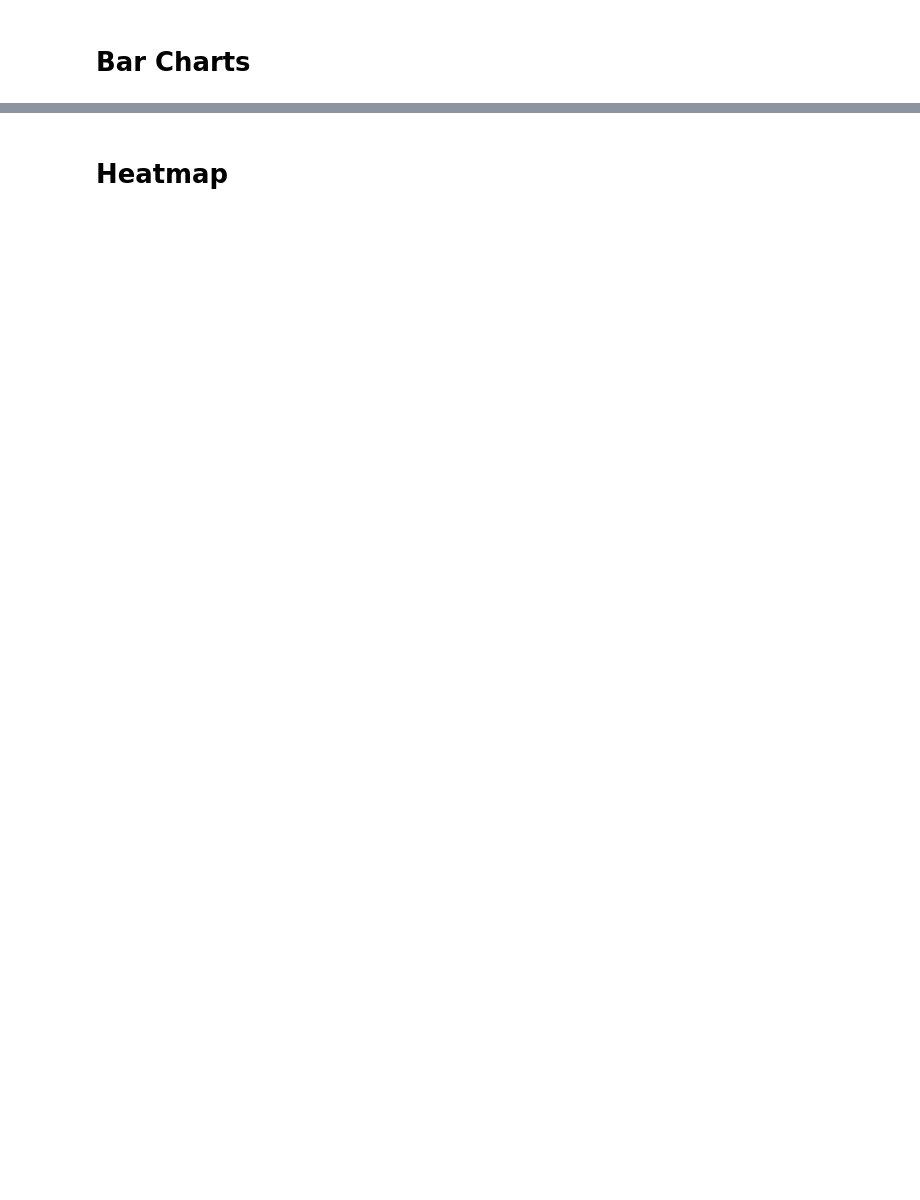
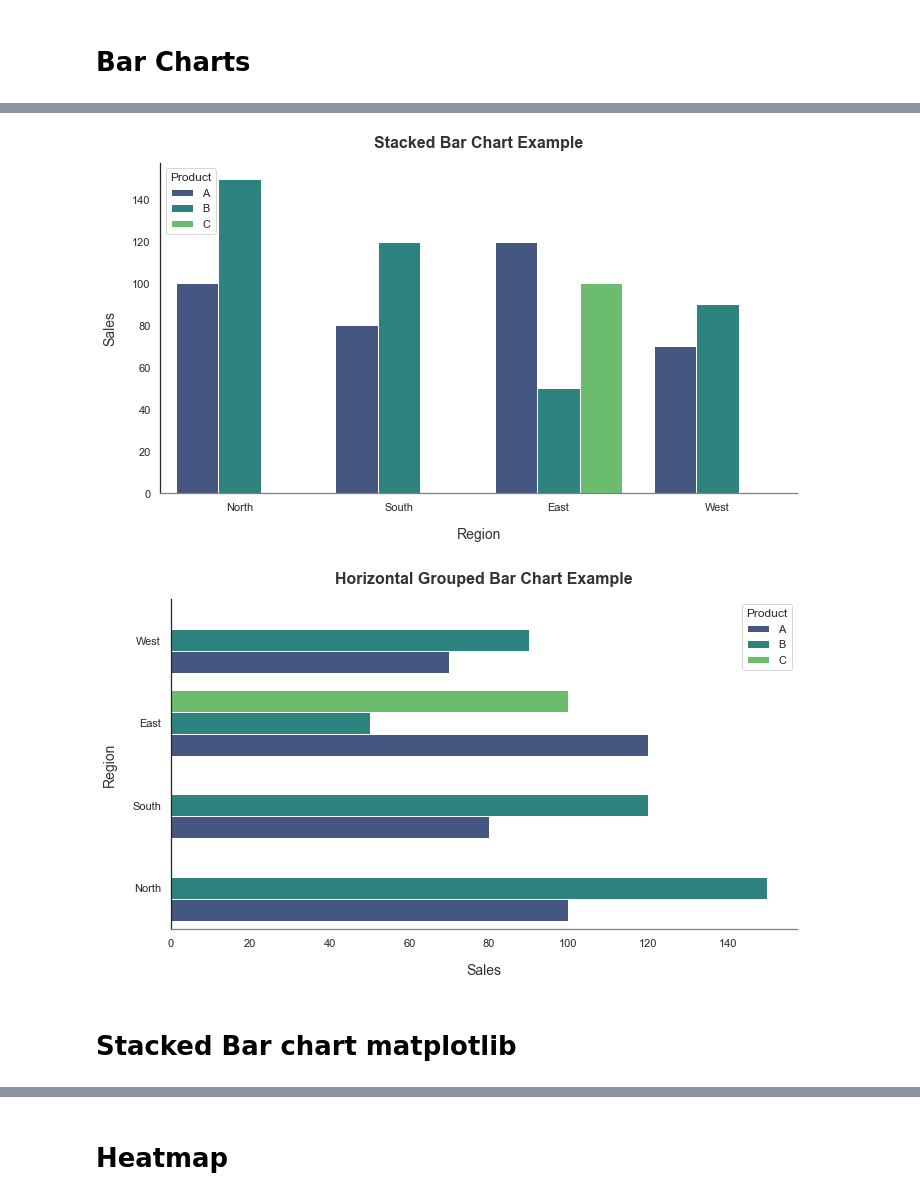
Before and after one commit to Alex-Holzer/Visuals, a Jupyter notebook: visuals_seaborn.ipynb, the cells around one changed output, grey strips where cells are left out. Saved outputs shown, nothing was run; the diff lists cells and outputs as text; code cells hidden in the pictures; blank space fills up the shorter version.

```diff
--- a/visuals_seaborn.ipynb
+++ b/visuals_seaborn.ipynb
@@ -103,0 +141,21 @@ plot_bar_chart(df, 'Categories', 'Values', title= 'Values in Relationship to Cat
+# %%
+data = {
+    'Region': ['North', 'North', 'South', 'South', 'East', 'East', 'West', 'West', 'East'],
+    'Product': ['A', 'B', 'A', 'B', 'A', 'B', 'A', 'B', 'C'],
+    'Sales': [100, 150, 80, 120, 120, 50, 70, 90, 100]
+}
+
+df = pd.DataFrame(data)
+
+# Using the function to create a vertical stacked bar chart
+plot_grouped_bar_chart(dataframe=df, x_column='Region', values_column='Sales', group_column='Product',
+                       title='Stacked Bar Chart Example')
+
+# Using the function to create a horizontal stacked bar chart
+plot_grouped_bar_chart(dataframe=df, x_column='Region', values_column='Sales', group_column='Product',
+                       title='Horizontal Grouped Bar Chart Example', horizontal=True )
+# %% [output]
+[figure, added]
+[figure, added]
+# %% [markdown]
+# Stacked Bar chart matplotlib
```
Also changed, not shown: parts of 24 cells of this notebook, 4 other files.
